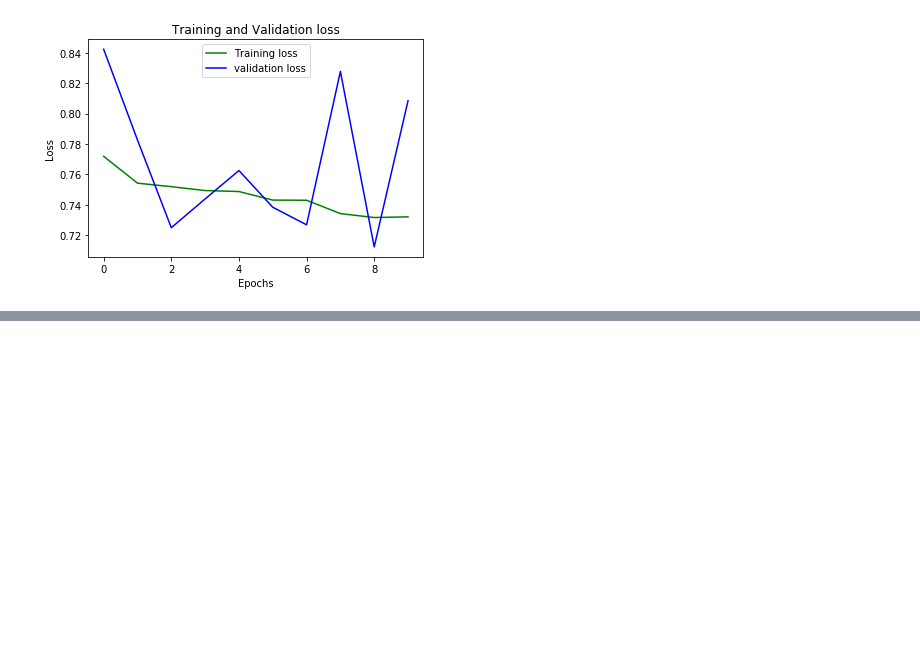
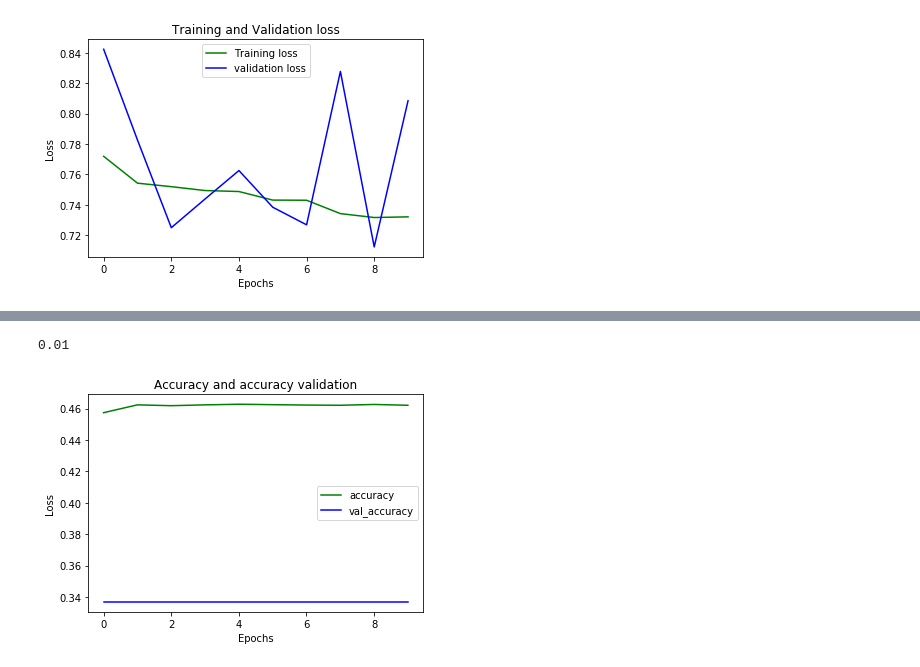
Before and after one commit to NicolasPrr/Inteligentesv2, a Jupyter notebook: more_train.ipynb, the cells around one changed output, grey strips where cells are left out. Saved outputs shown, nothing was run; the diff lists cells and outputs as text; code cells hidden in the pictures; blank space fills up the shorter version.

```diff
--- a/more_train.ipynb
+++ b/more_train.ipynb
@@ -478,0 +483,7 @@ cnn_new= tf.keras.models.load_model('next_to_send/new_model/2020-02-09 06:59:15.
+# %%
+input_shape = (width, height)
+cnn_new = new_model(input_shape, filter_convs, filter_sizes, pool_sizes )
+#Primer modelo
+#cnn.compile(loss='mean_squared_error', optimizer='Adam', metrics = ['accuracy'])
+#CategoricalCrossentropy
+cnn_new.compile(loss='categorical_crossentropy', optimizer=tf.keras.optimizers.Adam(lr = 0.01), metrics = ['accuracy', 'mean_squared_error'])
@@ -478,0 +492,15 @@ cnn_new= tf.keras.models.load_model('next_to_send/new_model/2020-02-09 06:59:15.
+# %%
+from tensorflow.keras.callbacks import Callback, CSVLogger
+csv_logger = CSVLogger('log_new_model_lr_001.csv', append=True, separator=',')
+# %%
+
+history = cnn_new.fit_generator(
+        train_generator,
+        steps_per_epoch=steps,
+        epochs=10,
+        validation_data=validation_generator,
+        validation_steps=nb_validation_samples // batch_size,
+        use_multiprocessing=True,
+        workers = 8,
+        callbacks=[csv_logger]
+    )
@@ -478,0 +525,18 @@ cnn_new= tf.keras.models.load_model('next_to_send/new_model/2020-02-09 06:59:15.
+# %%
+K.eval(cnn_new.optimizer.lr)
+# %% [output]
+0.01
+# %%
+loss_train = history.history['accuracy']
+loss_val = history.history['val_accuracy']
+img = plt.gcf()
+plt.plot(range(0,epochs), loss_train, 'g', label='accuracy')
+plt.plot(range(0,epochs), loss_val, 'b', label='val_accuracy')
+plt.title('Accuracy and accuracy validation')
+plt.xlabel('Epochs')
+plt.ylabel('Loss')
+plt.legend()
+plt.show()
+img.savefig('next_to_send/images_new_model/accuracy_first_0.01.png')
+# %% [output]
+[figure, added]
```
Also changed, not shown: parts of 15 cells of this notebook, 15 other files.
